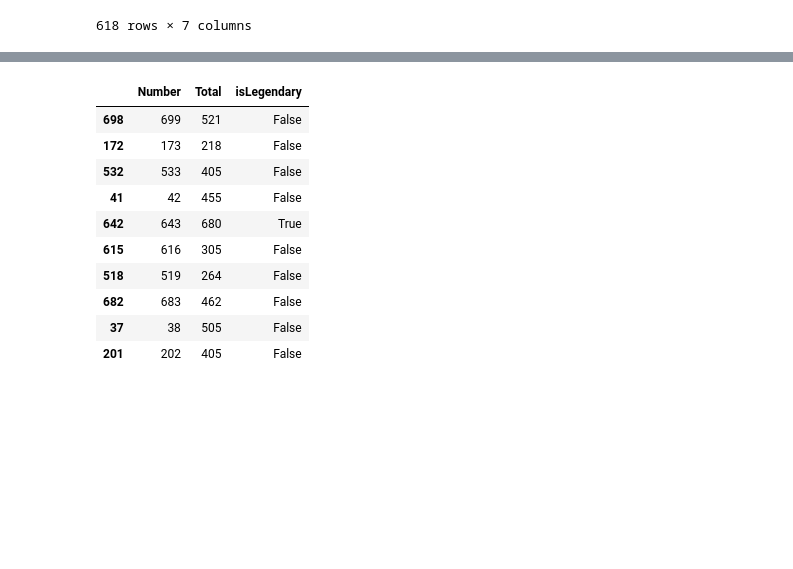
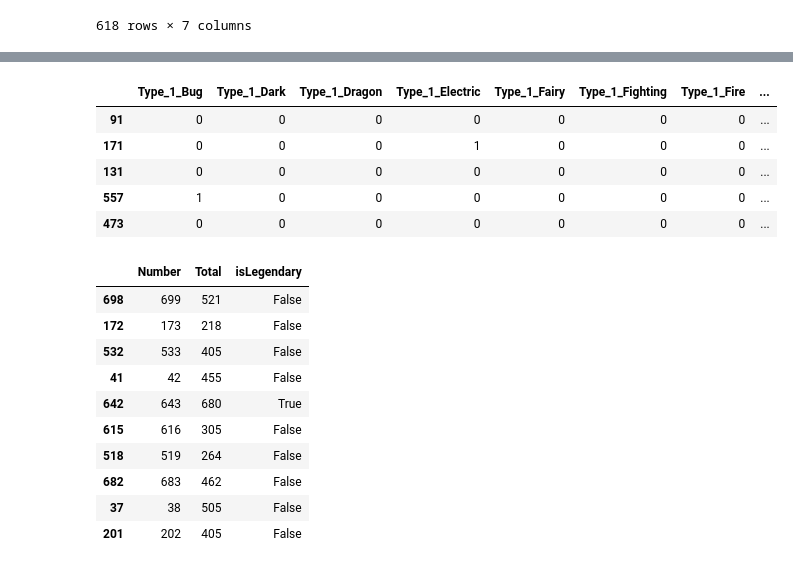
Before and after one commit to brunolmourao/machine-learning, a Jupyter notebook: Trabalho Final/Trabalho Final.ipynb, the cells around one changed output, grey strips where cells are left out. Cells and saved outputs as stored; diff of their text form; code cells hidden in the pictures; blank space fills up the shorter version.

```diff
--- a/Trabalho Final/Trabalho Final.ipynb
+++ b/Trabalho Final/Trabalho Final.ipynb
@@ -216,0 +219,2 @@ dummmiesSaida = pd.get_dummies(obj_df,columns = ["Type_1"])
+# %%
+dummmiesSaida = dummmiesSaida.drop(["Name","Type_2","Color","Egg_Group_1","Egg_Group_2","Body_Style"],axis=1)
@@ -217,3 +231,12 @@ dummmiesSaida = pd.get_dummies(obj_df,columns = ["Type_1"])
+# %%
+dummmiesSaida.sample(5)
+# %% [output]
+|  | Type_1_Bug | Type_1_Dark | Type_1_Dragon | Type_1_Electric | Type_1_Fairy | Type_1_Fighting | Type_1_Fire | ... |
+| 91 | 0 | 0 | 0 | 0 | 0 | 0 | 0 | ... |
+| 171 | 0 | 0 | 0 | 1 | 0 | 0 | 0 | ... |
+| 131 | 0 | 0 | 0 | 0 | 0 | 0 | 0 | ... |
+| 557 | 1 | 0 | 0 | 0 | 0 | 0 | 0 | ... |
+| 473 | 0 | 0 | 0 | 0 | 0 | 0 | 0 | ... |
 # %%
 data1 = dataset.loc[:,["Number","Total","isLegendary"]]
 data1.sample(10)
```
Also changed, not shown: parts of 6 cells of this notebook.
